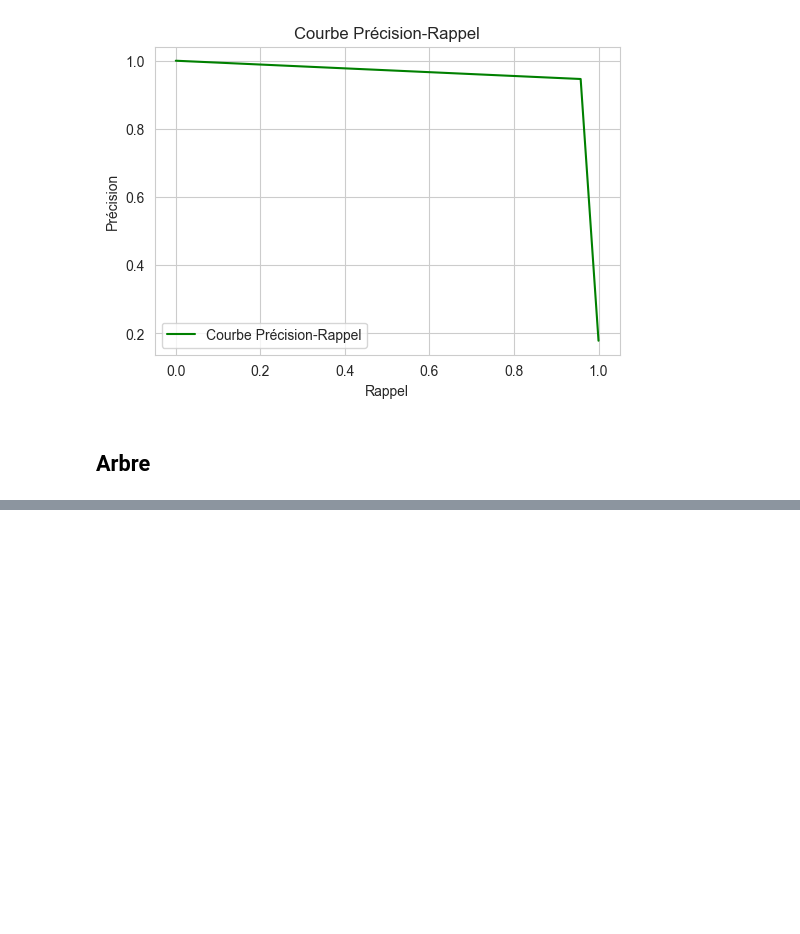
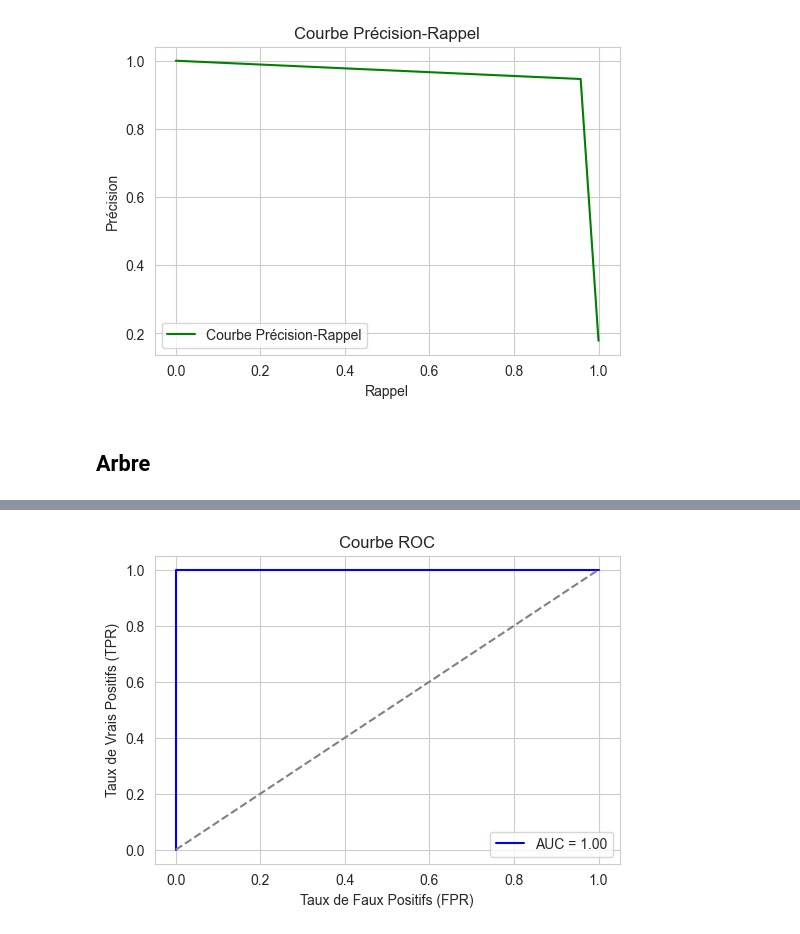
Before and after one commit to Cyren4/sda_mlops, a Jupyter notebook: src/models/MLFlow2.ipynb, the cells around one changed output, grey strips where cells are left out. Saved outputs shown, nothing was run; the diff lists cells and outputs as text; code cells hidden in the pictures; blank space fills up the shorter version.

```diff
--- a/src/models/MLFlow2.ipynb
+++ b/src/models/MLFlow2.ipynb
@@ -326,0 +478,24 @@ ValueError: scoring must return a number, got None (<class 'NoneType'>) instead.
+# %%
+# Prédictions de probabilité pour la classe positive (1)
+y_proba = arbre.predict_proba(data_test)[:, 1]  # Probabilités pour la classe 1
+
+# Courbe ROC et AUC
+from sklearn.metrics import roc_curve, auc
+import matplotlib.pyplot as plt
+
+fpr, tpr, _ = roc_curve(label_test, y_proba)
+roc_auc = auc(fpr, tpr)
+
+plt.figure(figsize=(6, 4))
+plt.plot(fpr, tpr, color="blue", label=f"AUC = {roc_auc:.2f}")
+plt.plot([0, 1], [0, 1], color="gray", linestyle="--")
+plt.xlabel("Taux de Faux Positifs (FPR)")
+plt.ylabel("Taux de Vrais Positifs (TPR)")
+plt.title("Courbe ROC")
+plt.legend(loc="lower right")
+
+# # Sauvegarde de la courbe ROC
+# plt.savefig("roc_curve_tree.png")
+# mlflow.log_artifact("roc_curve_tree.png")  # Enregistrement dans MLflow
+# %% [output]
+[figure, added]
```
Also changed, not shown: parts of 12 cells of this notebook, 36 other files.
